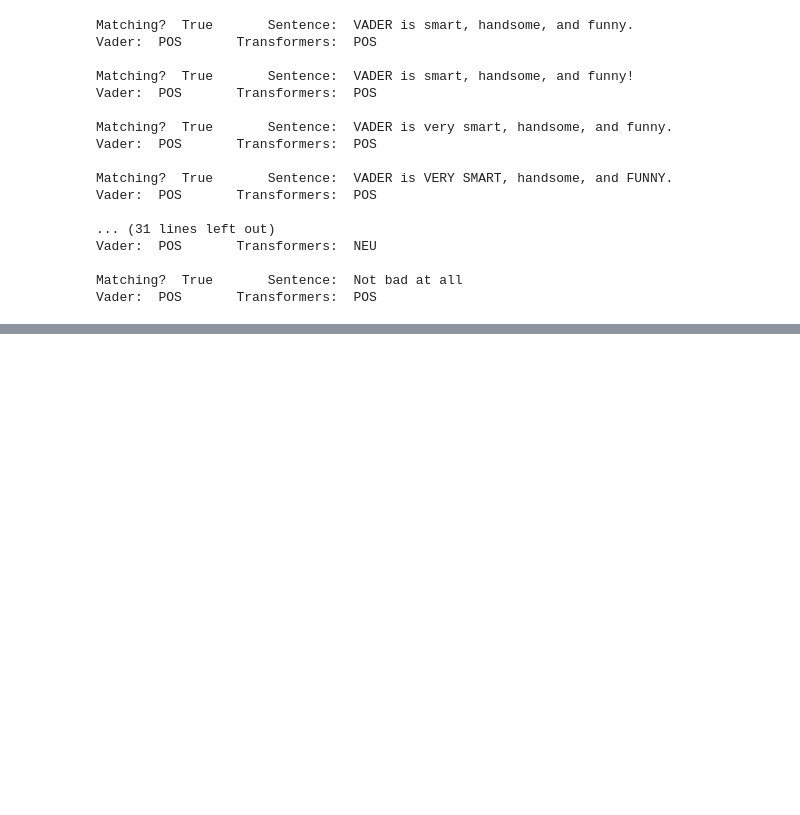
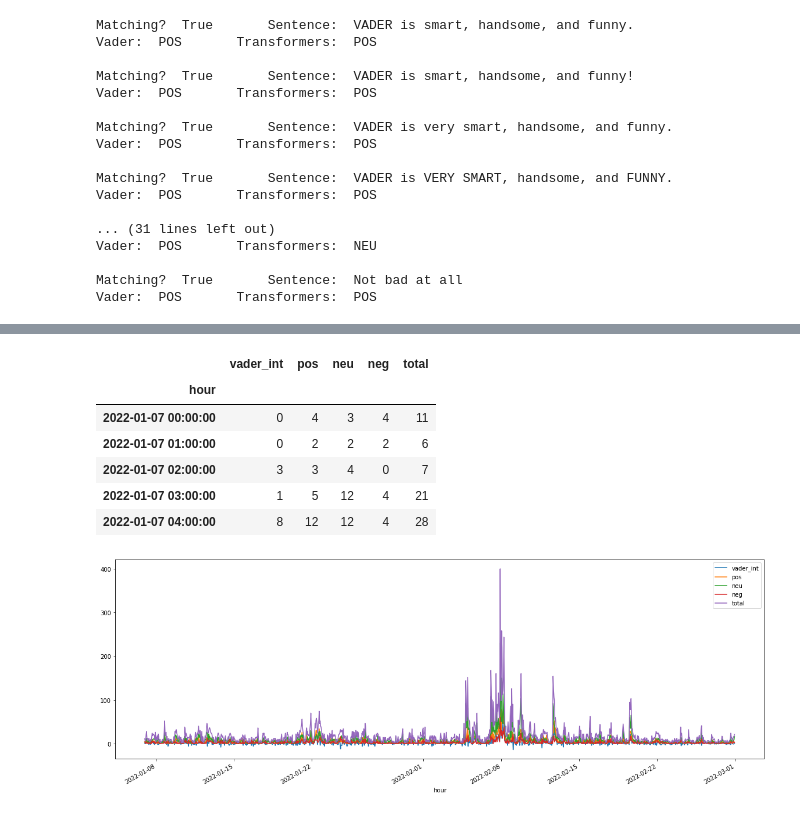
Before and after one commit to MGaulia/PD, a Jupyter notebook: 3 Sentiment.ipynb, the cells around one changed output, grey strips where cells are left out. Saved outputs shown, nothing was run; the diff lists cells and outputs as text; code cells hidden in the pictures; blank space fills up the shorter version.

```diff
--- a/3 Sentiment.ipynb
+++ b/3 Sentiment.ipynb
@@ -142,0 +250,14 @@ Vader:  POS       Transformers:  POS
+# %%
+hoursum = tosum.groupby('hour').sum()
+hoursum["total"] = hoursum.pos + hoursum.neu + hoursum.neg
+hoursum.plot(figsize = (20, 7))
+hoursum.head()
+# %% [output]
+|  | vader_int | pos | neu | neg | total |
+| hour |  |  |  |  |  |
+| 2022-01-07 00:00:00 | 0 | 4 | 3 | 4 | 11 |
+| 2022-01-07 01:00:00 | 0 | 2 | 2 | 2 | 6 |
+| 2022-01-07 02:00:00 | 3 | 3 | 4 | 0 | 7 |
+| 2022-01-07 03:00:00 | 1 | 5 | 12 | 4 | 21 |
+| 2022-01-07 04:00:00 | 8 | 12 | 12 | 4 | 28 |
+[figure, added]
```
Also changed, not shown: parts of 13 cells of this notebook.
